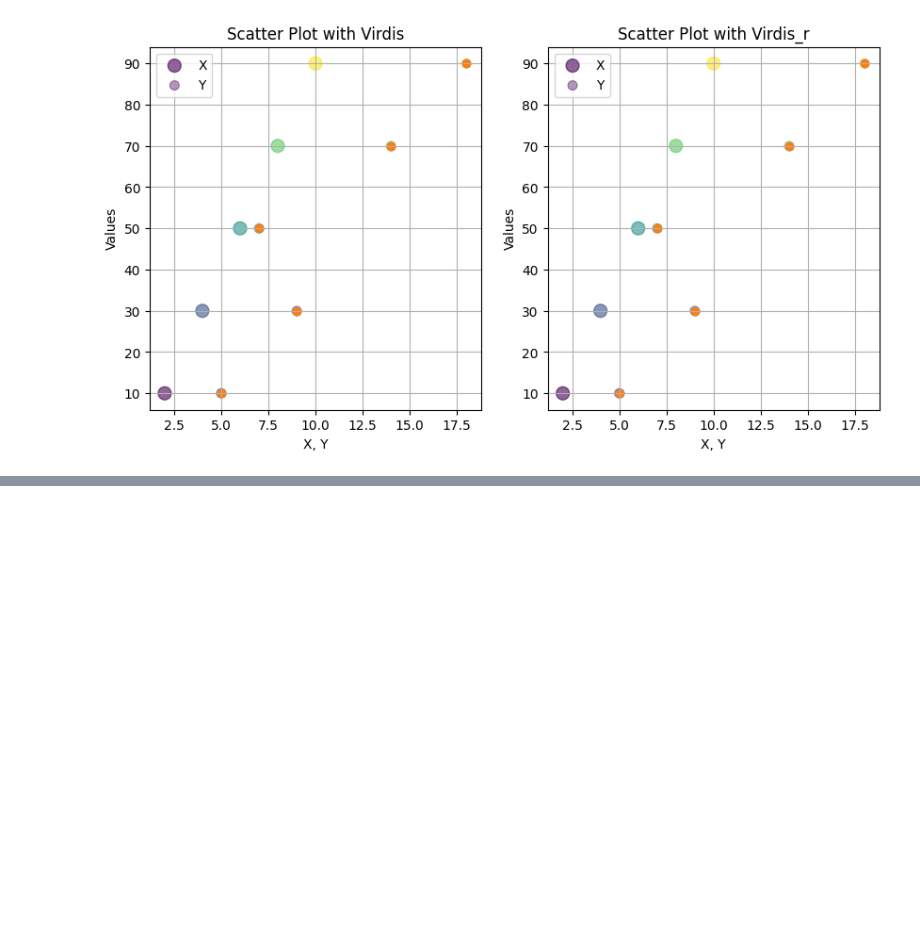
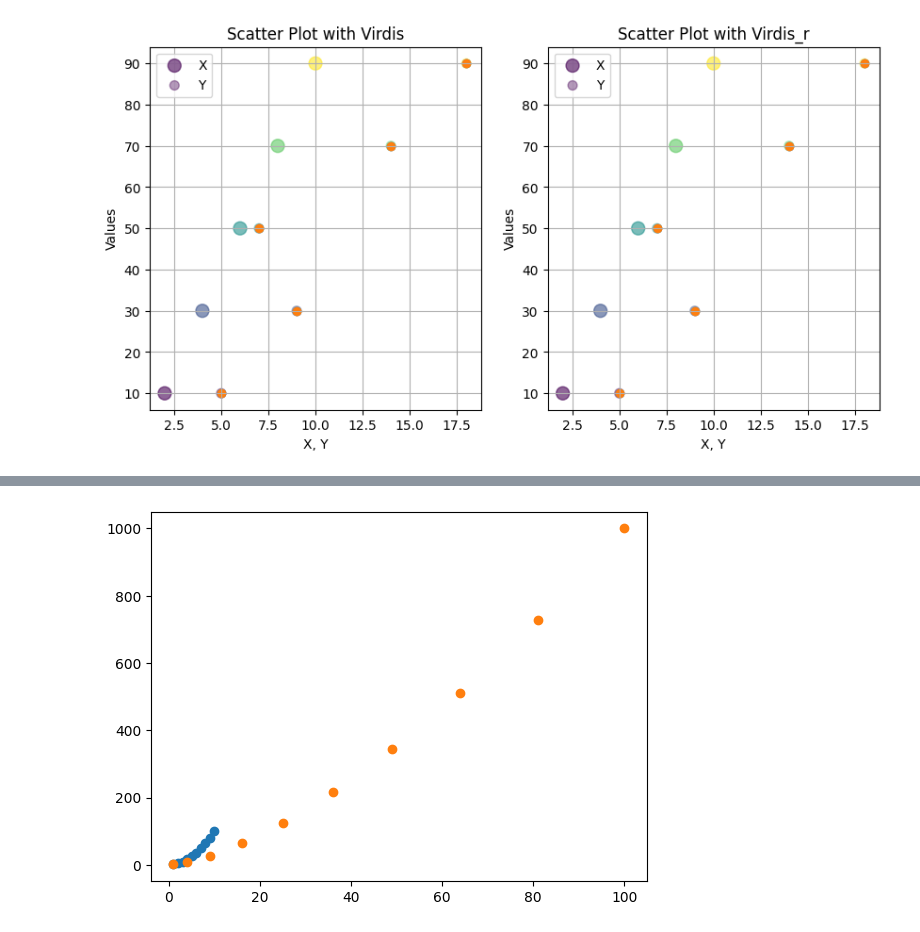
Before and after one commit to AbhishekHarikumar/AbhishekHarikumar, a Jupyter notebook: Classwork_Week_10.ipynb, the cells around one changed output, grey strips where cells are left out. Drawn from its saved outputs; the diff is of its cells as text; code cells hidden in the pictures; blank space fills up the shorter version.

```diff
--- a/Classwork_Week_10.ipynb
+++ b/Classwork_Week_10.ipynb
@@ -142,0 +167,19 @@ plt.show()
+# %%
+# Q7. Visualizing Different Mathematical Relationships
+# Generate 100 values of x between 1 and 10 using NumPy. Calculate:
+# y1 = x
+# y2 = x**2
+# y3 = x**3
+# Create three scatterplots in one figure, one for each relationship. Use different colours.
+# Compare how the patterns change as the exponent increases.
+
+x = np.arange(1, 11)
+y1 = x
+y2 = x ** 2
+y3 = x ** 3
+
+plt.scatter(x = y1, y = y2)
+plt.scatter(x = y2, y = y3)
+xwplt.show()
+# %% [output]
+[figure, added]
```
Also changed, not shown: parts of 2 cells of this notebook.
